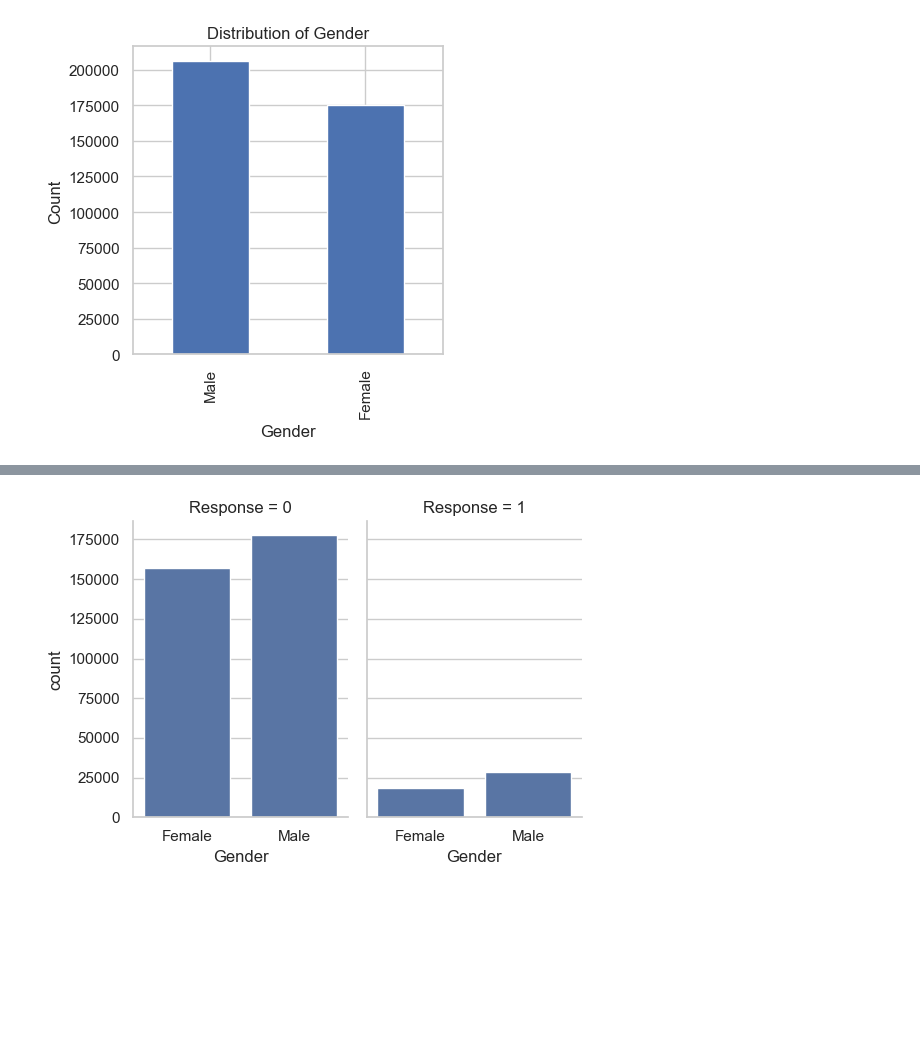
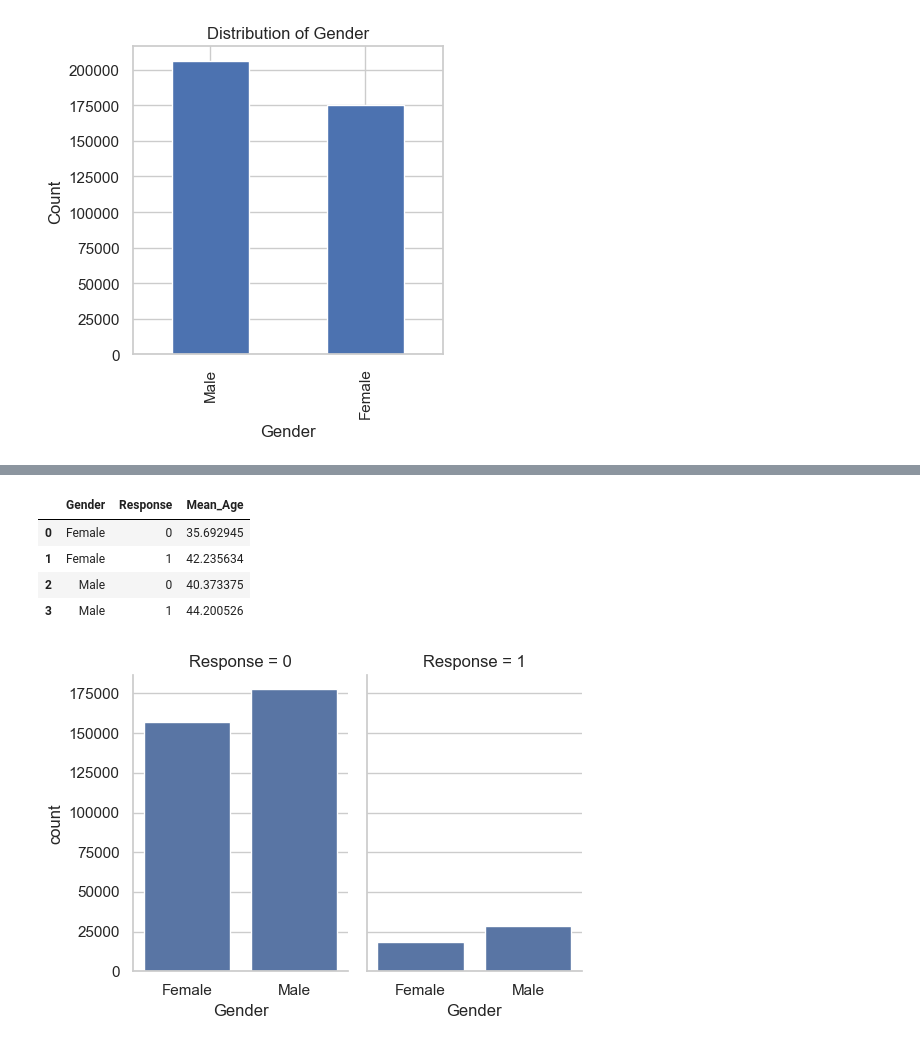
Before and after one commit to ANKUSHSINGH-PAT/Vehicle_Insurance_ML, a Jupyter notebook: notebook/exp-notebook.ipynb, the cells around one changed output, grey strips where cells are left out. Cells and saved outputs as stored; diff of their text form; code cells hidden in the pictures; blank space fills up the shorter version.

```diff
--- a/notebook/exp-notebook.ipynb
+++ b/notebook/exp-notebook.ipynb
@@ -152,3 +184,13 @@ plt.show()
+# %%
+data=df.groupby(['Gender','Response'])['Age'].mean().to_frame().rename(columns={'Age':'Mean_Age'}).reset_index()
+# %%
+data
+# %% [output]
+|  | Gender | Response | Mean_Age |
+| 0 | Female | 0 | 35.692945 |
+| 1 | Female | 1 | 42.235634 |
+| 2 | Male | 0 | 40.373375 |
+| 3 | Male | 1 | 44.200526 |
 # %%
 data = df.groupby(['Gender','Response'])['id'].count().to_frame().rename(columns={'id':'count'}).reset_index()
 
```
Also changed, not shown: parts of 28 cells of this notebook, 1 other file.
